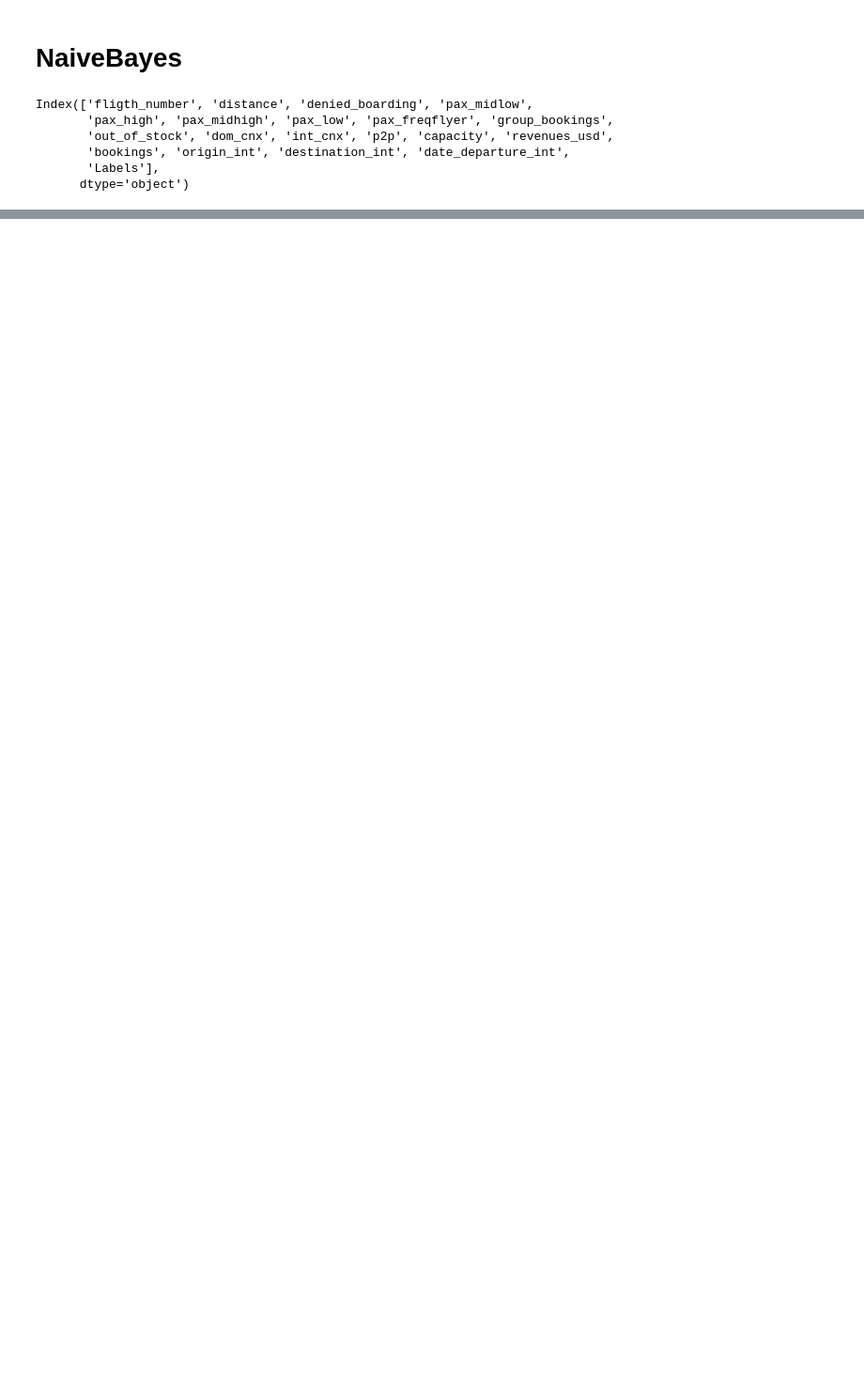
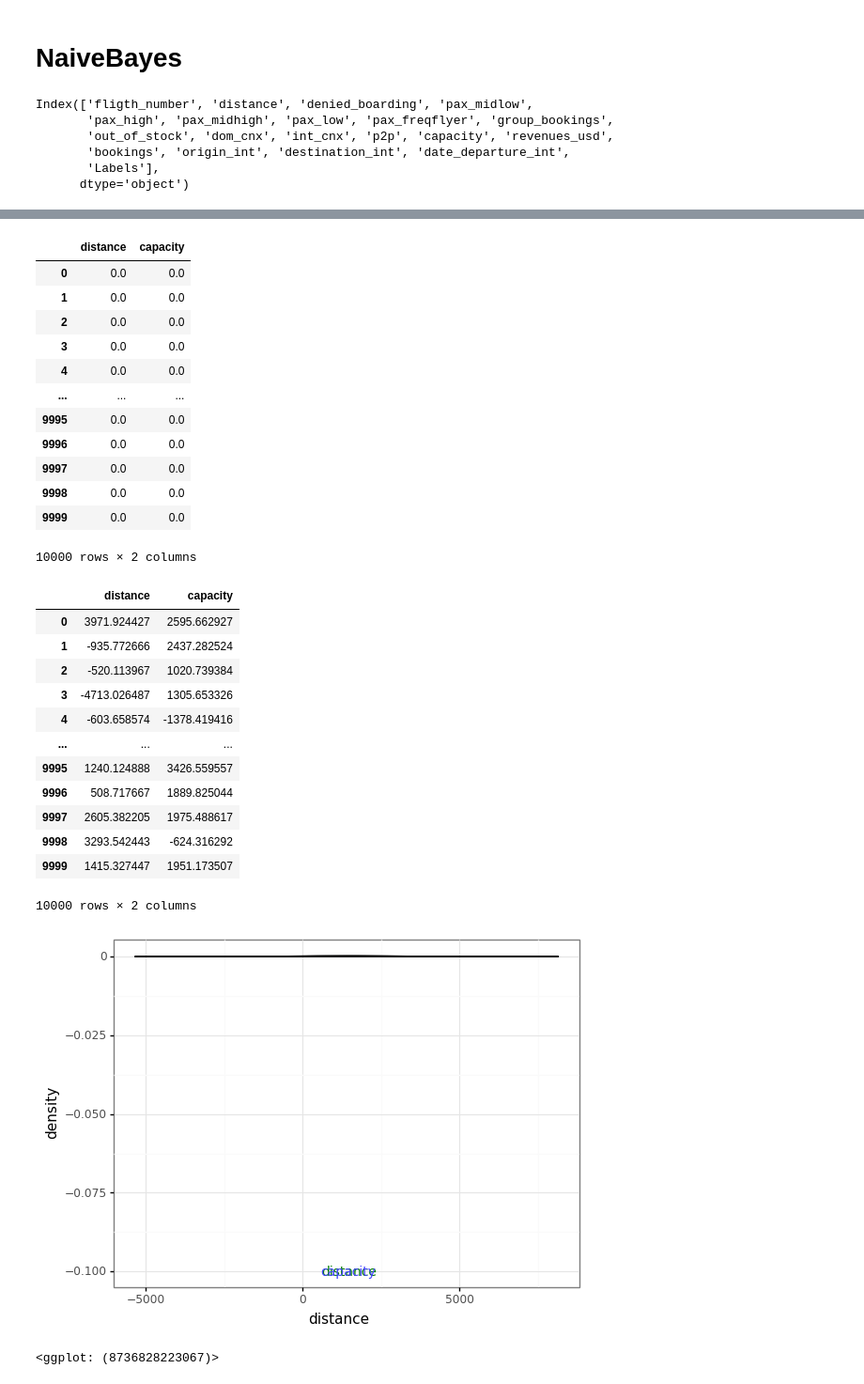
Before and after one commit to EBNoir/TICS411, a Jupyter notebook: Proyecto2/NaiveBayes.ipynb, the cells around one changed output, grey strips where cells are left out. Shown at 94% size. Cells and saved outputs as stored; diff of their text form; code cells hidden in the pictures; blank space fills up the shorter version.

Commit message:
Naive Bayes

```diff
--- a/Proyecto2/NaiveBayes.ipynb
+++ b/Proyecto2/NaiveBayes.ipynb
@@ -124,0 +155,19 @@ F1-score modelo para test:  0.7970816597471932 +- 0.04870229960591916
+# %%
+from sklearn import datasets
+from sklearn.model_selection import train_test_split
+
+X_train, X_test, y_train, y_test = train_test_split(df,target,test_size=0.33, random_state=42)
+# %%
+#Creando un objeto Naive Bayes con las condiciones iniciales
+from sklearn.naive_bayes import GaussianNB
+NB = GaussianNB(var_smoothing = 0.00001)
+NB = NB.fit(X_train,y_train)
+
+#Aplicando el modelo a otros datos
+resultado=NB.predict(X_test)
+print("Resultado de la predicción:\n",resultado)
+print("Resultado original:\n",y_test)
+
+#Aplicando el modelo a otros datos
+resultados=NB.predict_proba(X_test)
+print("Resultado de la predicción:\n",resultados)
@@ -124,0 +220,47 @@ F1-score modelo para test:  0.7970816597471932 +- 0.04870229960591916
+# %%
+#Visualización de las distribuciones
+tempDF=pd.DataFrame(np.zeros((10000,2)),columns=['distance','capacity'])
+varSeleccionada=1
+display(tempDF)
+for i in range(2):
+    tempDF.iloc[:,i] = np.random.normal(NB.theta_[i][varSeleccionada], np.sqrt(NB.sigma_[i][varSeleccionada]), 10000)
+display(tempDF)
+
+(ggplot(tempDF)+theme_bw()+
+ geom_density(aes(x='distance'),fill="#007F00",alpha=0.5)+
+ geom_density(aes(x='capacity'),fill="#4446FF",alpha=0.5)+
+ #geom_density(aes(x='bookings'),fill="#C41A16",alpha=0.5)+
+ annotate("text",x=tempDF.distance.mean(),y=-0.1,label="distance",color="#007F00",size=10)+
+ annotate("text",x=tempDF.capacity.mean(),y=-0.1,label="capacity",color="#4446FF",size=10)+
+ #annotate("text",x=tempDF.bookings.mean(),y=-0.1,label="bookings",color="#C41A16",size=10)+
+ labs(y="density",x=df.columns[varSeleccionada])
+)
+# %% [output]
+|  | distance | capacity |
+| 0 | 0.0 | 0.0 |
+| 1 | 0.0 | 0.0 |
+| 2 | 0.0 | 0.0 |
+| 3 | 0.0 | 0.0 |
+| 4 | 0.0 | 0.0 |
+| ... | ... | ... |
+| 9995 | 0.0 | 0.0 |
+| 9996 | 0.0 | 0.0 |
+| 9997 | 0.0 | 0.0 |
+| 9998 | 0.0 | 0.0 |
+| 9999 | 0.0 | 0.0 |
+10000 rows × 2 columns
+|  | distance | capacity |
+| 0 | 3971.924427 | 2595.662927 |
+| 1 | -935.772666 | 2437.282524 |
+| 2 | -520.113967 | 1020.739384 |
+| 3 | -4713.026487 | 1305.653326 |
+| 4 | -603.658574 | -1378.419416 |
+| ... | ... | ... |
+| 9995 | 1240.124888 | 3426.559557 |
+| 9996 | 508.717667 | 1889.825044 |
+| 9997 | 2605.382205 | 1975.488617 |
+| 9998 | 3293.542443 | -624.316292 |
+| 9999 | 1415.327447 | 1951.173507 |
+10000 rows × 2 columns
+[figure, added]
+<ggplot: (8736828223067)>
```
Also changed, not shown: parts of 7 cells of this notebook.
